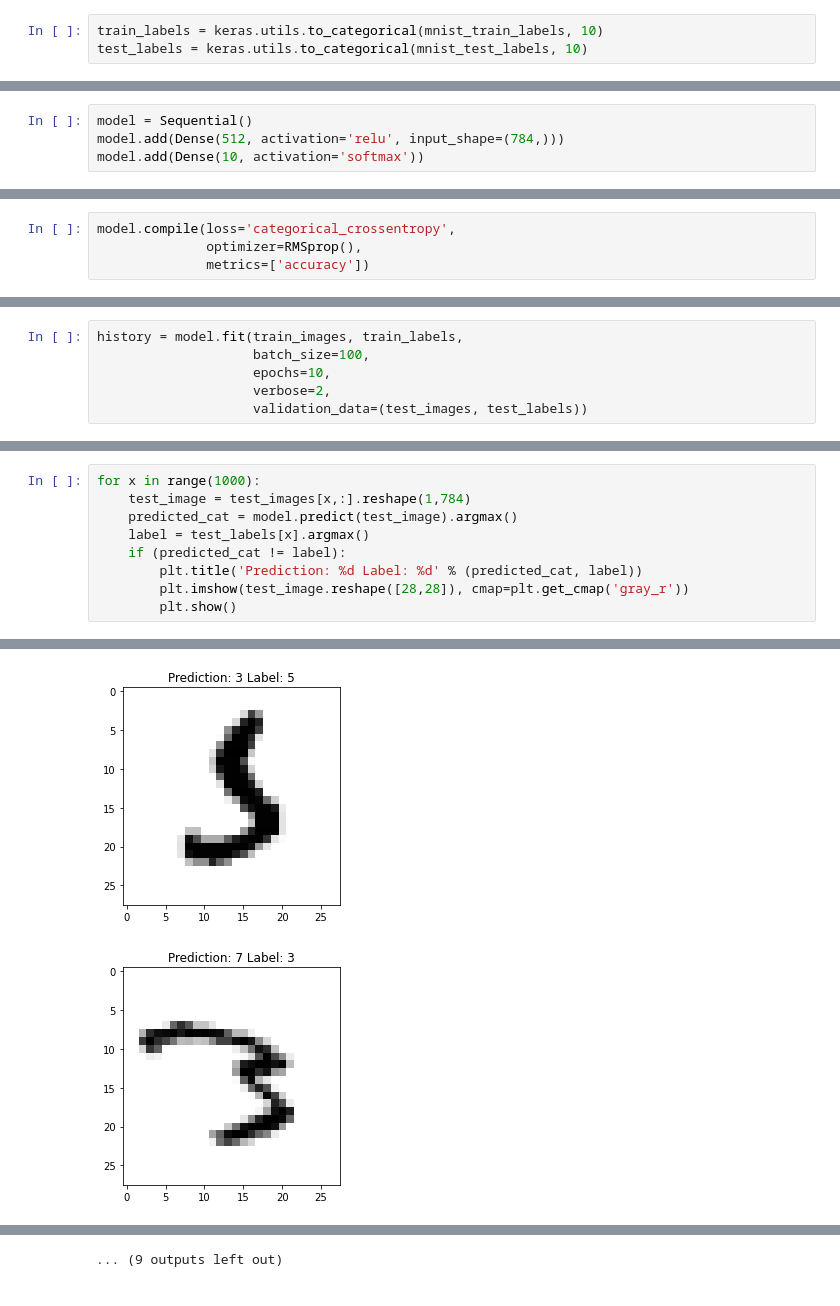
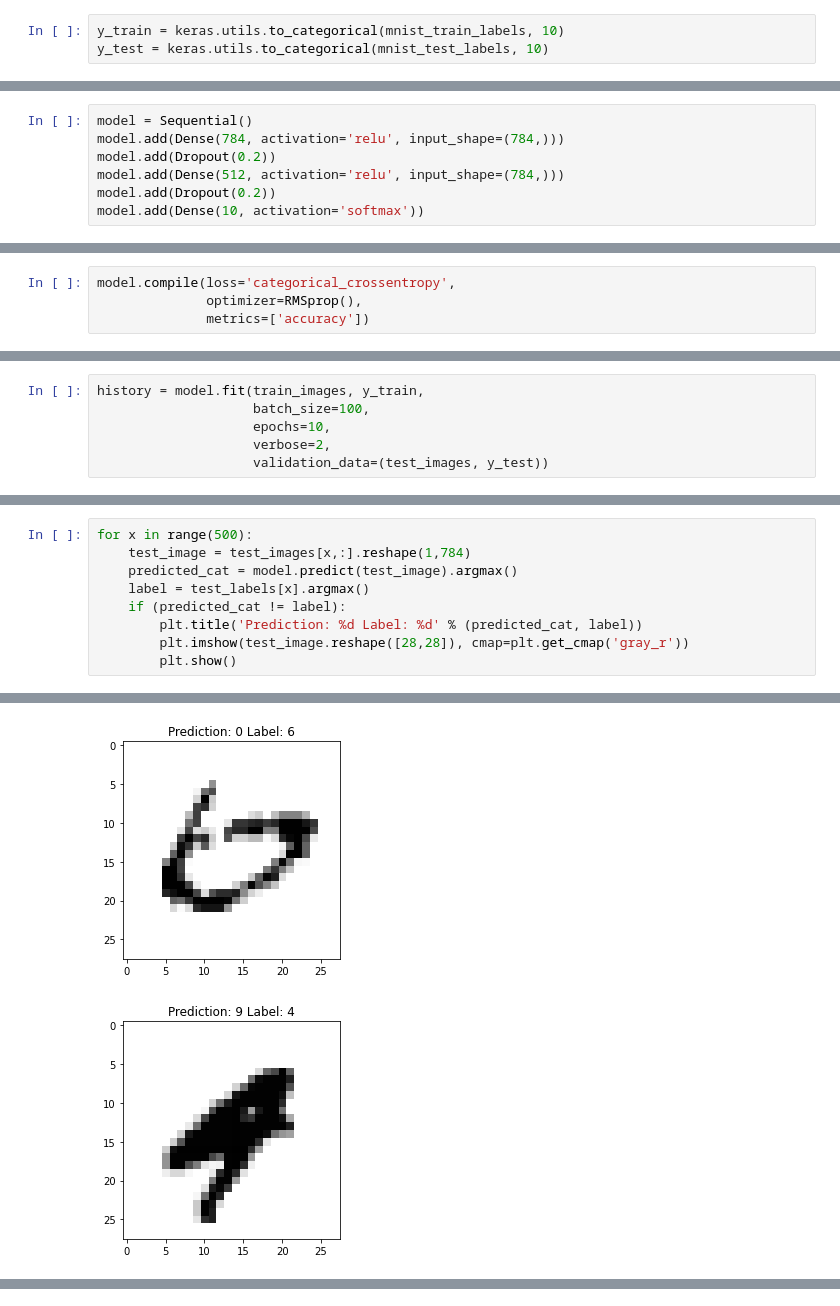
Before and after one commit to leodias-projects/DataScience-keras_tensorflow_course, a Jupyter notebook: Keras_HandwritingRecognitionMNIST.ipynb, the cells around one changed output, grey strips where cells are left out. Saved outputs shown, nothing was run; the diff lists cells and outputs as text.

```diff
--- a/Keras_HandwritingRecognitionMNIST.ipynb
+++ b/Keras_HandwritingRecognitionMNIST.ipynb
@@ -33,4 +31,4 @@ Convert the 0-9 labels into "one-hot" format. So the training label data is a te
 # %%
-train_labels = keras.utils.to_categorical(mnist_train_labels, 10)
-test_labels = keras.utils.to_categorical(mnist_test_labels, 10)
+y_train = keras.utils.to_categorical(mnist_train_labels, 10)
+y_test = keras.utils.to_categorical(mnist_test_labels, 10)
 # %% [markdown]
@@ -60,5 +58,8 @@ We can set up the same layers like this. The input layer of 784 features feeds i
 # %%
 model = Sequential()
+model.add(Dense(784, activation='relu', input_shape=(784,)))
+model.add(Dropout(0.2))
 model.add(Dense(512, activation='relu', input_shape=(784,)))
+model.add(Dropout(0.2))
 model.add(Dense(10, activation='softmax'))
 # %% [markdown]
@@ -89,8 +98,8 @@ Training the model is also just one line of code with Keras. Here we'll do 10 ep
 # %%
-history = model.fit(train_images, train_labels,
+history = model.fit(train_images, y_train,
                     batch_size=100,
                     epochs=10,
                     verbose=2,
-                    validation_data=(test_images, test_labels))
+                    validation_data=(test_images, y_test))
 # %% [output]
 Epoch 1/10
@@ -127,5 +136,5 @@ As before let's visualize the ones it got wrong. As this model is much better, w
 # %%
-for x in range(1000):
+for x in range(500):
     test_image = test_images[x,:].reshape(1,784)
     predicted_cat = model.predict(test_image).argmax()
     label = test_labels[x].argmax()
@@ -142,2 +151,2 @@ for x in range(1000):
-[figure, old version]
+[figure, new version]
-[figure, old version]
+[figure, new version]
@@ -149 +152,0 @@ for x in range(1000):
-... (9 outputs left out)
```
Also changed, not shown: parts of 21 cells of this notebook, 4 other files.
